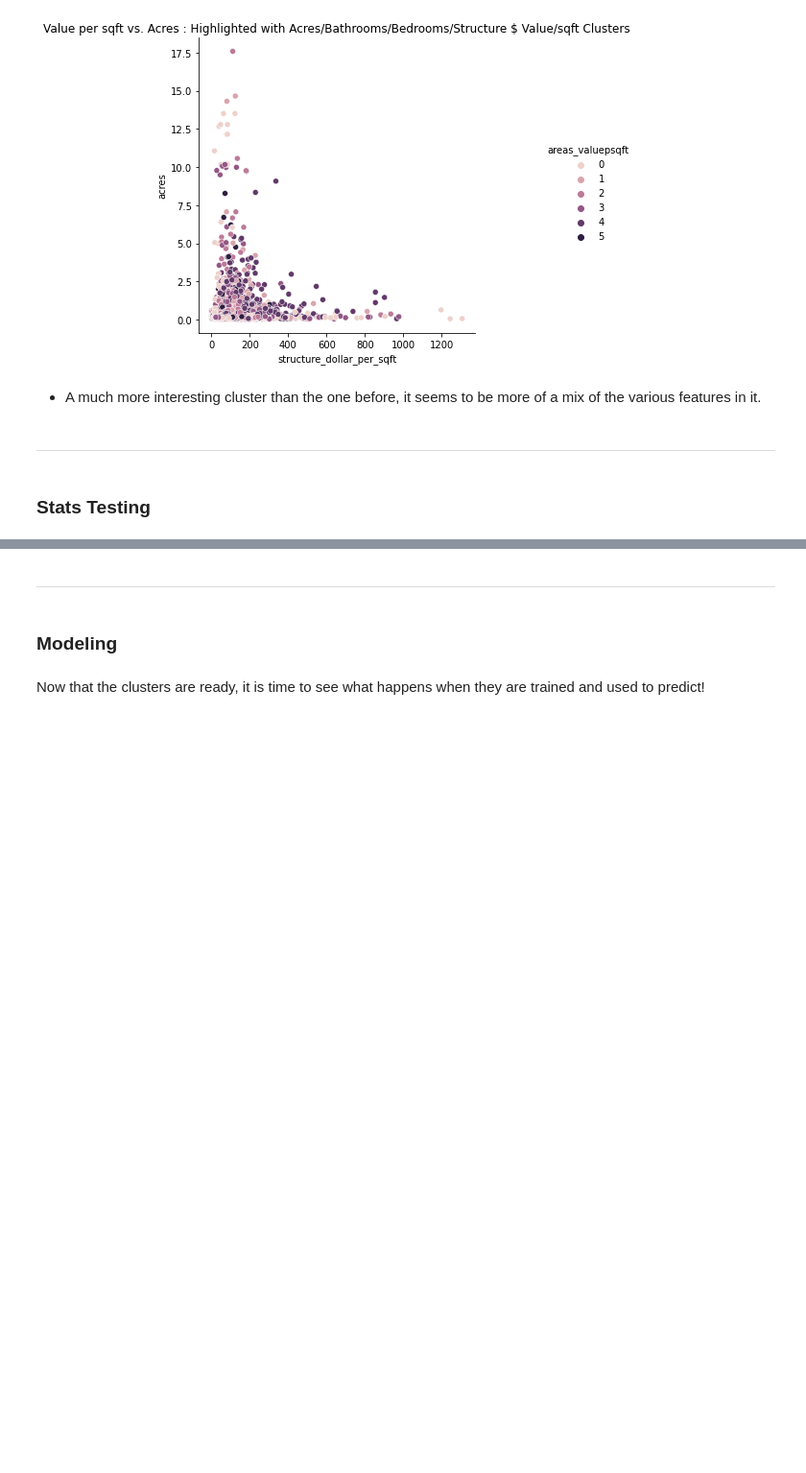
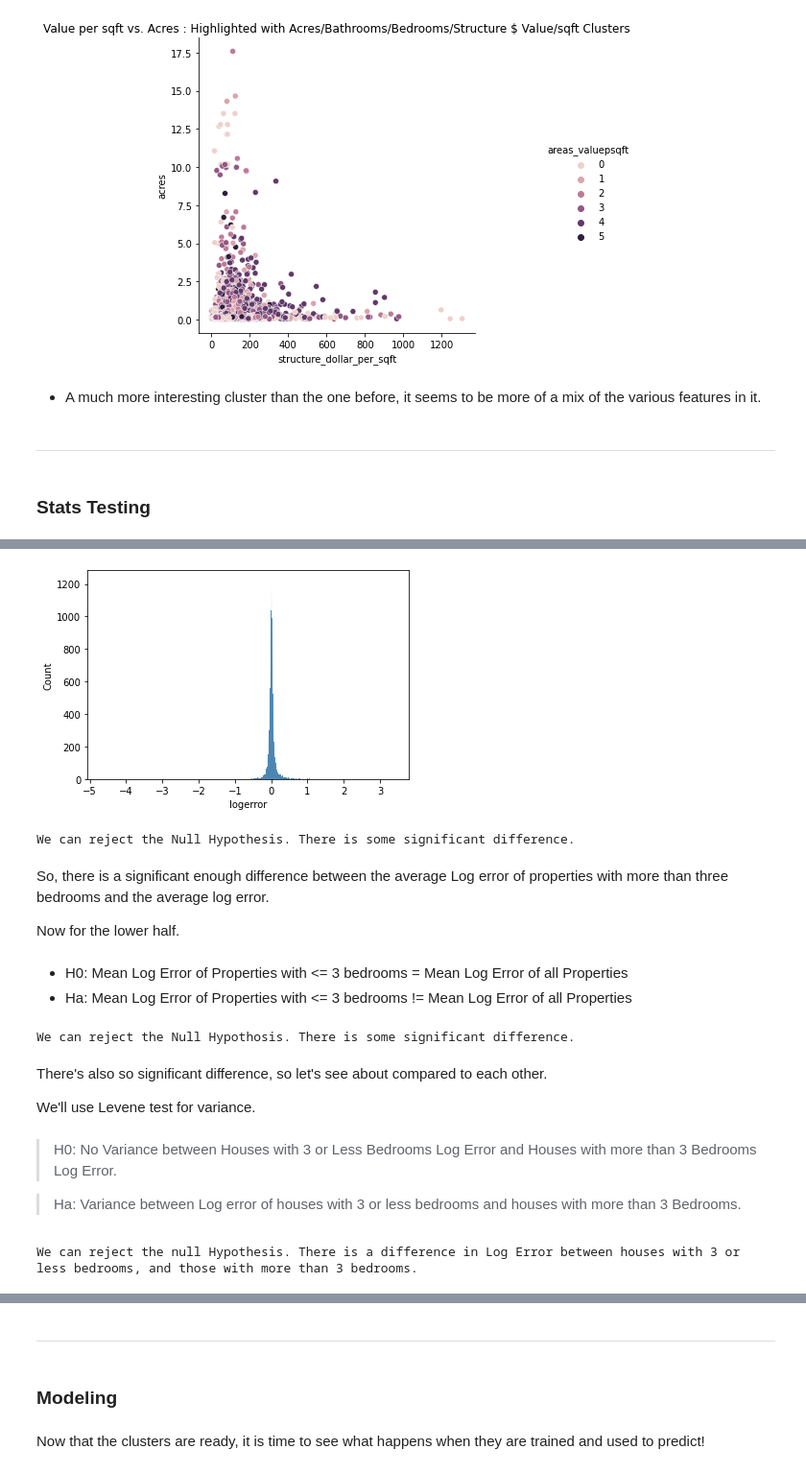
Before and after one commit to Lewis-Park-Bench/Cluster-Project, a Jupyter notebook: final_notebook.ipynb, the cells around one changed output, grey strips where cells are left out. Shown at 96% size. Drawn from its saved outputs; the diff is of its cells as text; code cells hidden in the pictures; blank space fills up the shorter version.

```diff
--- a/final_notebook.ipynb
+++ b/final_notebook.ipynb
@@ -305,0 +317,28 @@ cluster_check_avc(train)
+# %%
+ttest_bedroomupper(train)
+# %% [output]
+[figure, added]
+We can reject the Null Hypothesis. There is some significant difference.
+# %% [markdown]
+So, there is a significant enough difference between the average Log error of properties with more than three bedrooms and the average log error.
+
+Now for the lower half.
+# %% [markdown]
+- H0: Mean Log Error of Properties with <= 3 bedrooms = Mean Log Error of all Properties
+- Ha: Mean Log Error of Properties with <= 3 bedrooms != Mean Log Error of all Properties
+# %%
+ttest_bedroomlower(train)
+# %% [output]
+We can reject the Null Hypothosis. There is some significant difference.
+# %% [markdown]
+There's also so significant difference, so let's see about compared to each other.
+
+We'll use Levene test for variance.
+# %% [markdown]
+> H0: No Variance between Houses with 3 or Less Bedrooms Log Error and Houses with more than 3 Bedrooms Log Error.
+
+> Ha: Variance between Log error of houses with 3 or less bedrooms and houses with more than 3 Bedrooms.
+# %%
+levene_bedroom(train)
+# %% [output]
+We can reject the null Hypothesis. There is a difference in Log Error between houses with 3 or less bedrooms, and those with more than 3 bedrooms.
```
Also changed, not shown: parts of 39 cells of this notebook, 1 other file.
